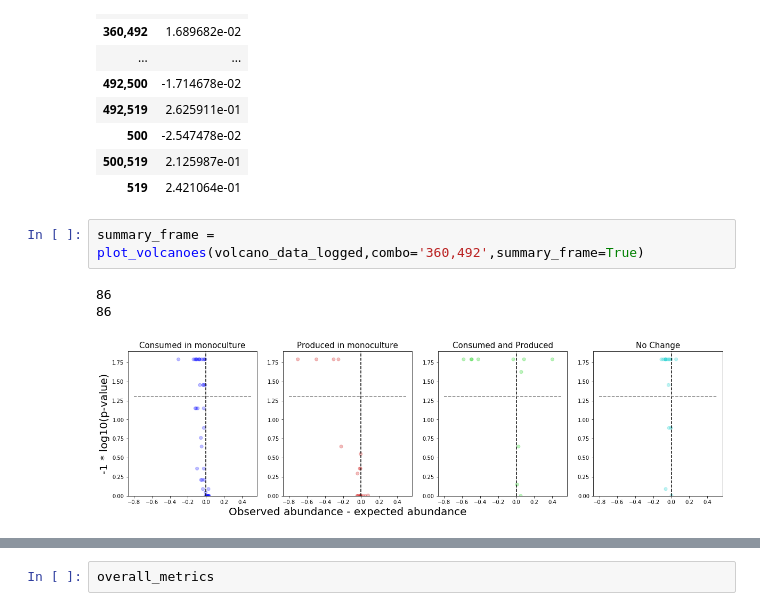
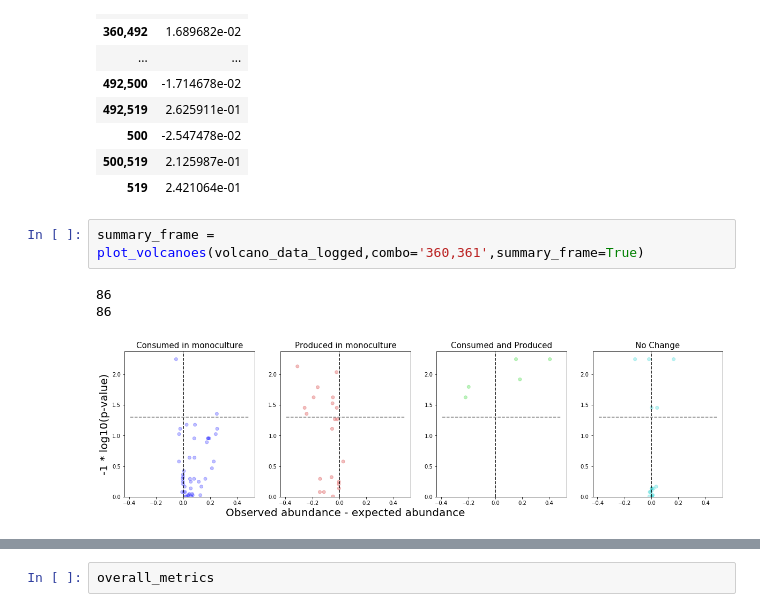
Before and after one commit to gregmedlock/asf_interactions, a Jupyter notebook: bin/CRAM_triangles_volcanoes.ipynb, the cells around one changed output, grey strips where cells are left out. Cells and saved outputs as stored; diff of their text form.

```diff
--- a/bin/CRAM_triangles_volcanoes.ipynb
+++ b/bin/CRAM_triangles_volcanoes.ipynb
@@ -569,8 +565,8 @@ all_data[['species','Valine']].groupby(by='species').mean()
 | 500,519 | 2.125987e-01 |
 | 519 | 2.421064e-01 |
 # %%
-summary_frame = plot_volcanoes(volcano_data_logged,combo='360,492',summary_frame=True)
+summary_frame = plot_volcanoes(volcano_data_logged,combo='360,361',summary_frame=True)
 # %% [output]
 86
 86
-[figure, old version]
+[figure, new version]
```
Also changed, not shown: parts of 7 cells of this notebook, 3 other files.
